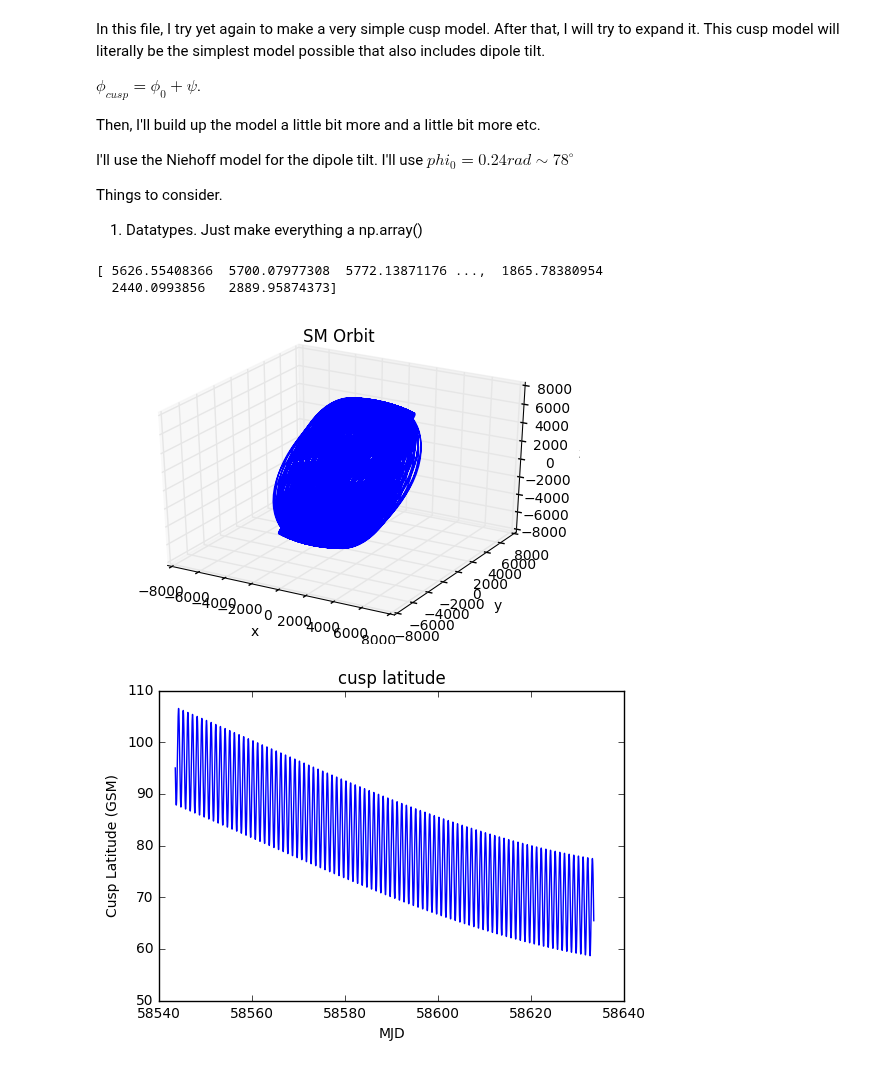
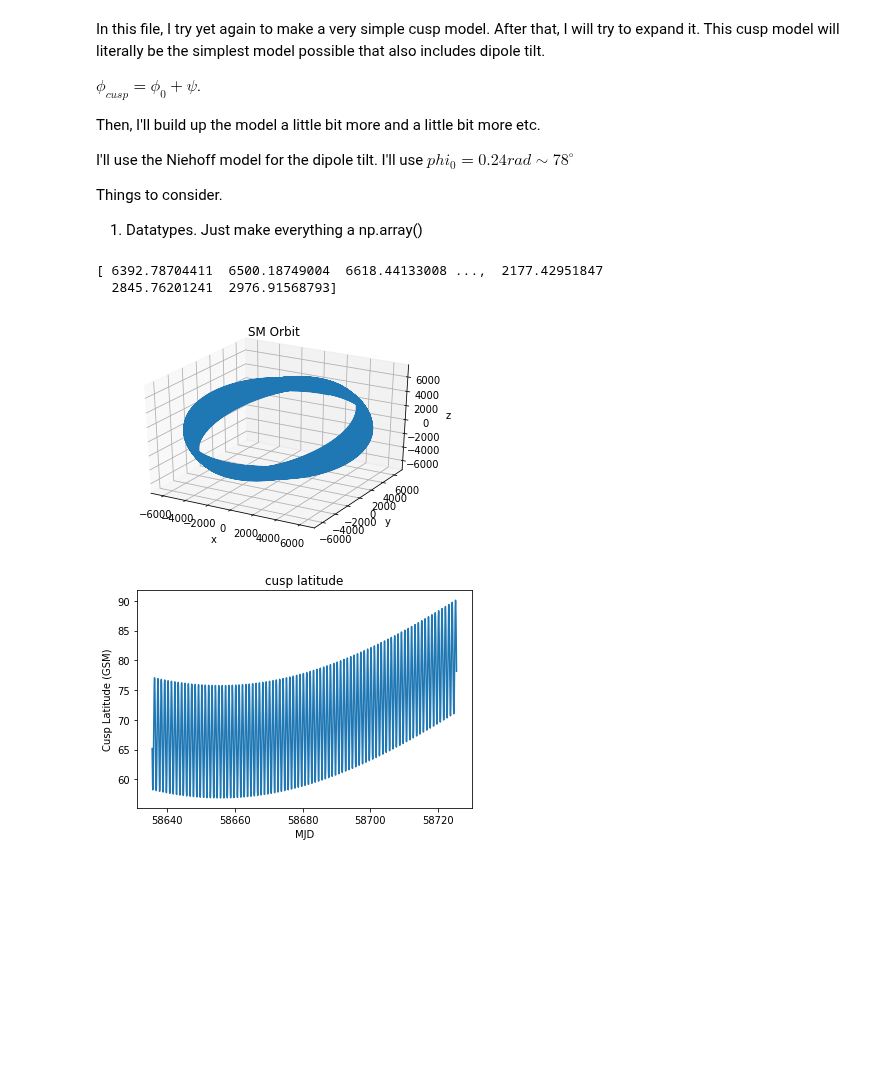
Before and after one commit to fsbr/se3-path-planner, a Jupyter notebook: modularPlanner/Very Simple Cusp Model.ipynb, the cells around one changed output. Cells and saved outputs as stored; diff of their text form; code cells hidden in the pictures; blank space fills up the shorter version.

```diff
--- a/modularPlanner/Very Simple Cusp Model.ipynb
+++ b/modularPlanner/Very Simple Cusp Model.ipynb
@@ -25,43 +25,43 @@ Re = 6371
 earth_radius_ax = 1.5*Re #km
 #adding the year data here so I don't have to crush my github repo
 # one inefficiency i need to address is to get the
-pathname = '../../data-se3-path-planner/yearData/batch2019/'
+#pathname = '../../data-se3-path-planner/yearData/batch2019/'
 # pathname = '../../data-se3-path-planner/yearData/year2019/'
-# pathname = '../../batch2019/'
+pathname = '../../batch2019/'
 sys.path.append(pathname)
 # %%
-df = pd.read_csv(pathname + 'Mar65_results.csv')
+df = pd.read_csv(pathname + 'Jun80_results.csv')
 GMAT_MJD_OFFSET = 29999.5
 t = df['DefaultSC.A1ModJulian'] + GMAT_MJD_OFFSET
 x = df['DefaultSC.gse.X']
 y = df['DefaultSC.gse.Y']
 z = df['DefaultSC.gse.Z']
 
 #
 xa = np.array(x)
 ya = np.array(y)
 za = np.array(z)
 print(za)
 ta = np.array(t)
 
 c_system = 'SM'
 spacecraft = coord.Coords([[i,j,k] for i,j,k in zip(x,y,z)], 'GSE', 'car')
 spacecraft.ticks = Ticktock(t,'MJD')
 spacecraft = spacecraft.convert('SM','car')
 points = 10000
 # this figure validates what I already expected
 fig = plt.figure()
 ax = fig.add_subplot(111,projection='3d')
 ax.plot(spacecraft.x[:points],spacecraft.y[:points],spacecraft.z[:points])
 plt.title('SM Orbit')
 ax.set_xlabel('x')
 ax.set_ylabel('y')
 ax.set_zlabel('z')
 plt.show()
 # %% [output]
-[ 5626.55408366  5700.07977308  5772.13871176 ...,  1865.78380954
-  2440.0993856   2889.95874373]
+[ 6392.78704411  6500.18749004  6618.44133008 ...,  2177.42951847
+  2845.76201241  2976.91568793]
-[figure, old version]
+[figure, new version]
 # %%
 # this is the part where I actually do it
 
@@ -78,7 +78,7 @@ plt.xlabel('MJD')
 plt.ylabel('Cusp Latitude (GSM)')
 plt.show()
 # %% [output]
-[figure, old version]
+[figure, new version]
 # %%
 r = np.sqrt(xa**2 + ya**2 + za**2)/Re
 print("r equals to",r)
```
Also changed, not shown: parts of 4 cells of this notebook, 6 other files.
